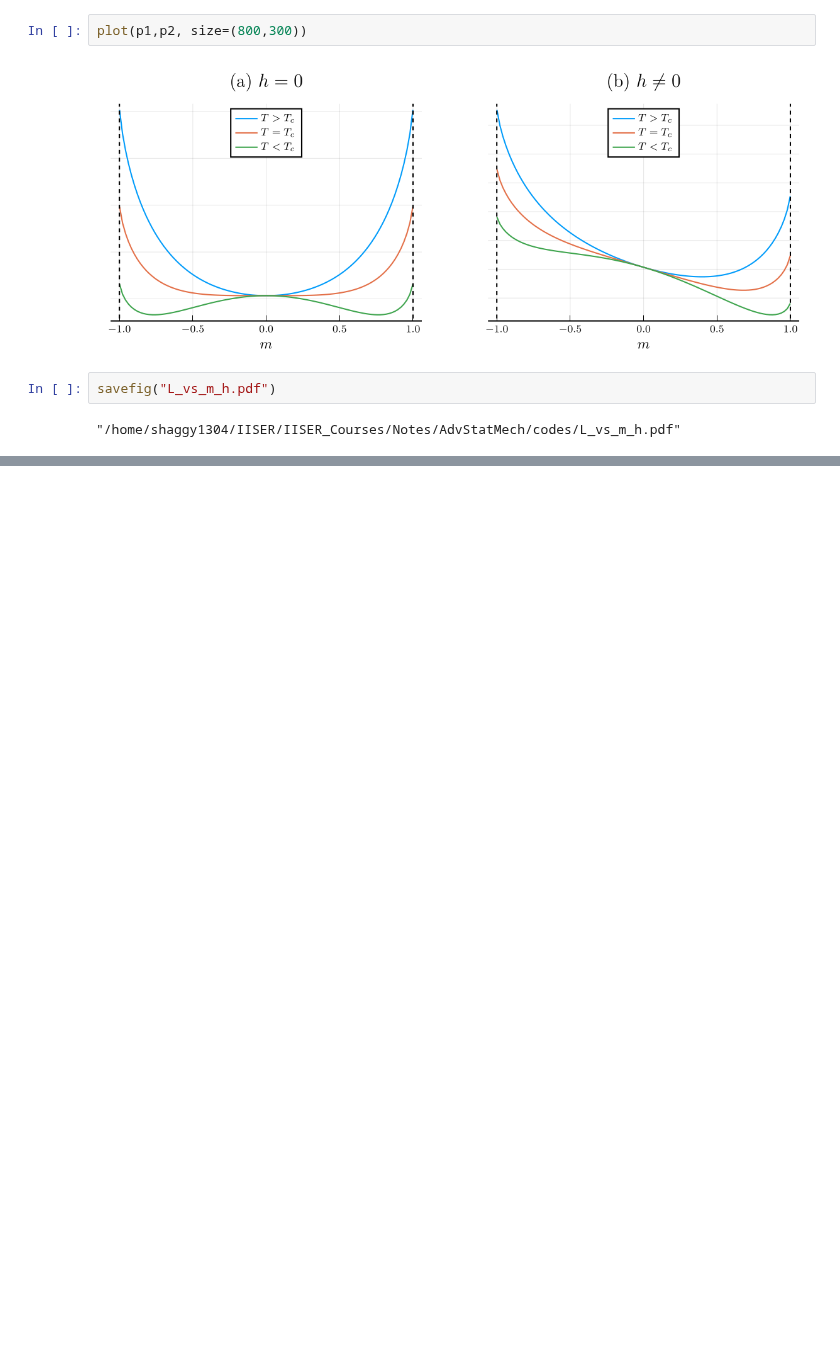
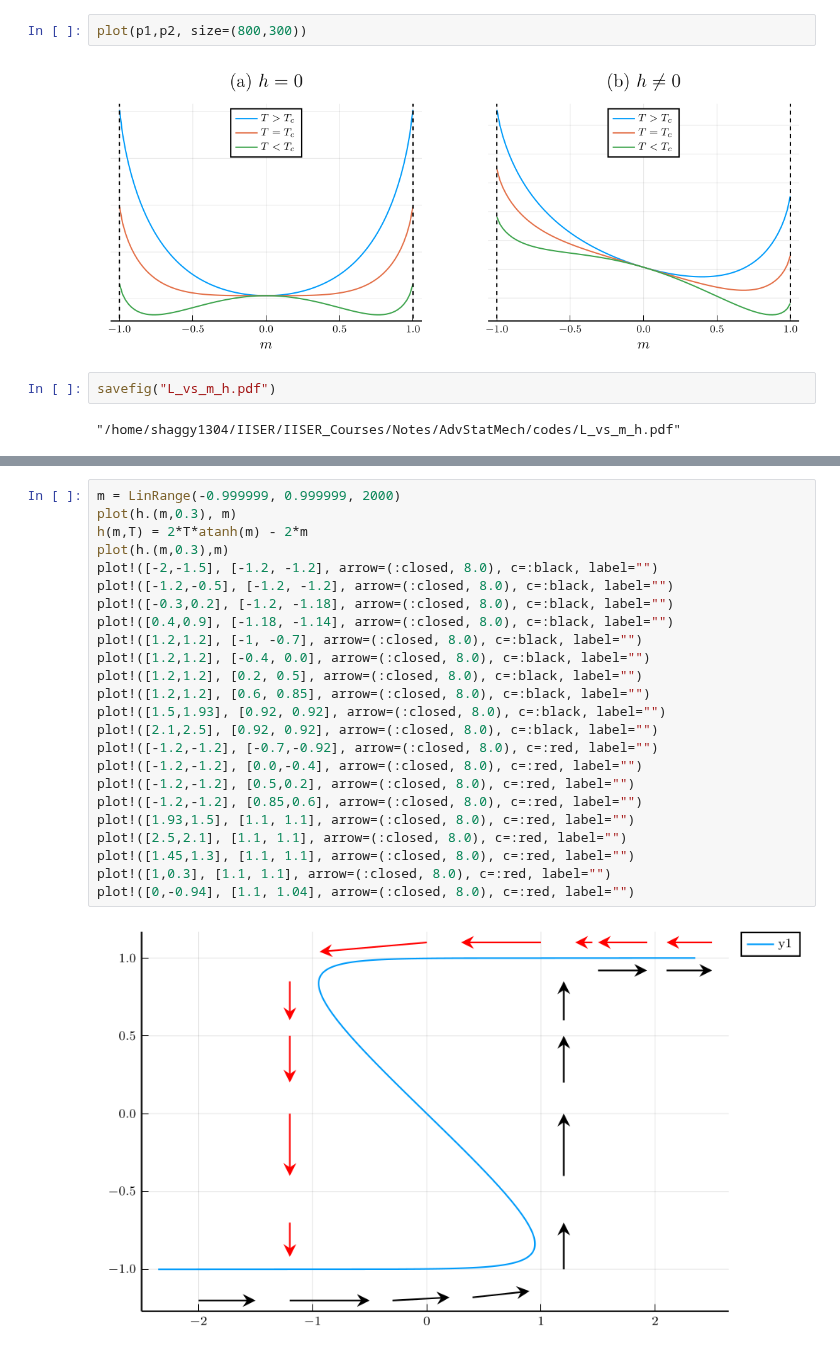
Before and after one commit to LoneWolf1304/Notes, a Jupyter notebook: AdvStatMech/codes/some_plots.ipynb, the cells around one changed output, grey strips where cells are left out. Drawn from its saved outputs; the diff is of its cells as text; blank space fills up the shorter version.

```diff
--- a/AdvStatMech/codes/some_plots.ipynb
+++ b/AdvStatMech/codes/some_plots.ipynb
@@ -73,0 +147,26 @@ p2= vline!([1], ls=:dash, c="black", label="", size=(450,300), xlabel=L"m")
+# %%
+m = LinRange(-0.999999, 0.999999, 2000)
+plot(h.(m,0.3), m)
+h(m,T) = 2*T*atanh(m) - 2*m
+plot(h.(m,0.3),m)
+plot!([-2,-1.5], [-1.2, -1.2], arrow=(:closed, 8.0), c=:black, label="")
+plot!([-1.2,-0.5], [-1.2, -1.2], arrow=(:closed, 8.0), c=:black, label="")
+plot!([-0.3,0.2], [-1.2, -1.18], arrow=(:closed, 8.0), c=:black, label="")
+plot!([0.4,0.9], [-1.18, -1.14], arrow=(:closed, 8.0), c=:black, label="")
+plot!([1.2,1.2], [-1, -0.7], arrow=(:closed, 8.0), c=:black, label="")
+plot!([1.2,1.2], [-0.4, 0.0], arrow=(:closed, 8.0), c=:black, label="")
+plot!([1.2,1.2], [0.2, 0.5], arrow=(:closed, 8.0), c=:black, label="")
+plot!([1.2,1.2], [0.6, 0.85], arrow=(:closed, 8.0), c=:black, label="")
+plot!([1.5,1.93], [0.92, 0.92], arrow=(:closed, 8.0), c=:black, label="")
+plot!([2.1,2.5], [0.92, 0.92], arrow=(:closed, 8.0), c=:black, label="")
+plot!([-1.2,-1.2], [-0.7,-0.92], arrow=(:closed, 8.0), c=:red, label="")
+plot!([-1.2,-1.2], [0.0,-0.4], arrow=(:closed, 8.0), c=:red, label="")
+plot!([-1.2,-1.2], [0.5,0.2], arrow=(:closed, 8.0), c=:red, label="")
+plot!([-1.2,-1.2], [0.85,0.6], arrow=(:closed, 8.0), c=:red, label="")
+plot!([1.93,1.5], [1.1, 1.1], arrow=(:closed, 8.0), c=:red, label="")
+plot!([2.5,2.1], [1.1, 1.1], arrow=(:closed, 8.0), c=:red, label="")
+plot!([1.45,1.3], [1.1, 1.1], arrow=(:closed, 8.0), c=:red, label="")
+plot!([1,0.3], [1.1, 1.1], arrow=(:closed, 8.0), c=:red, label="")
+plot!([0,-0.94], [1.1, 1.04], arrow=(:closed, 8.0), c=:red, label="")
+# %% [output]
+[figure, added]
```
Also changed, not shown: parts of 14 cells of this notebook, 11 other files.
